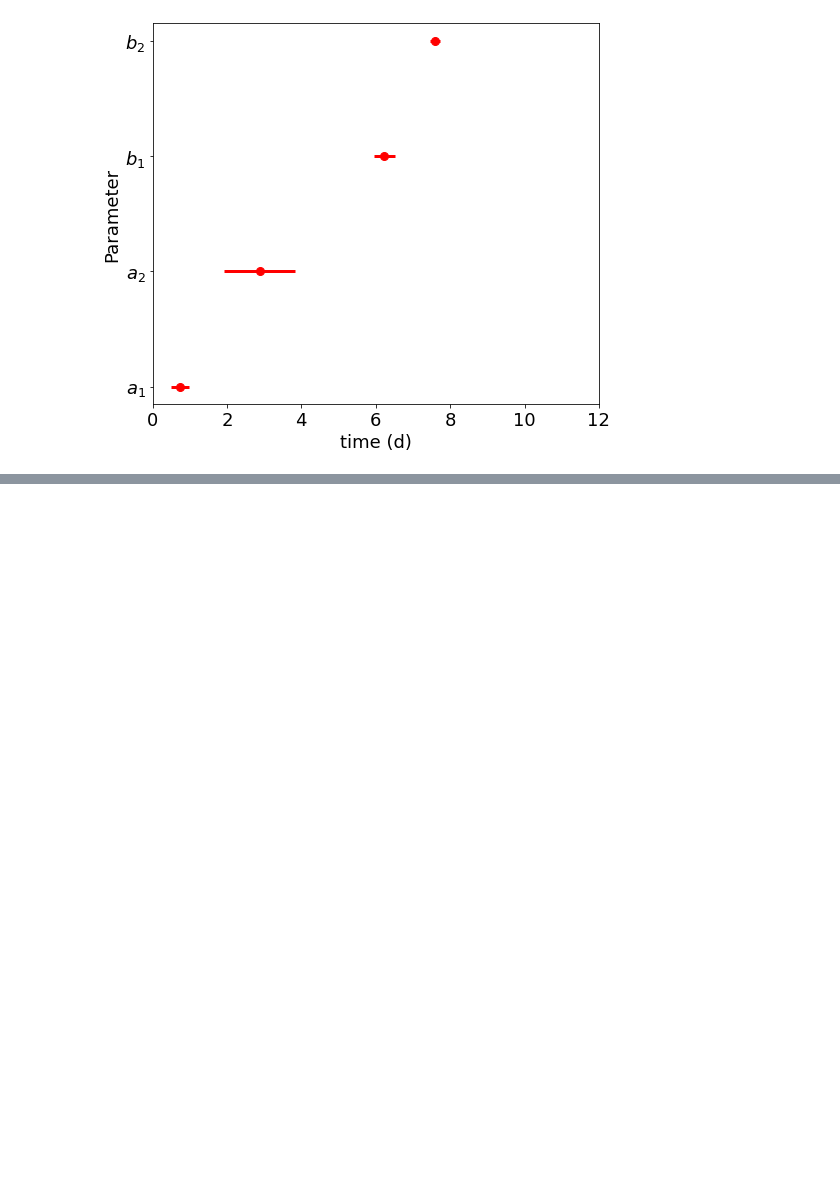
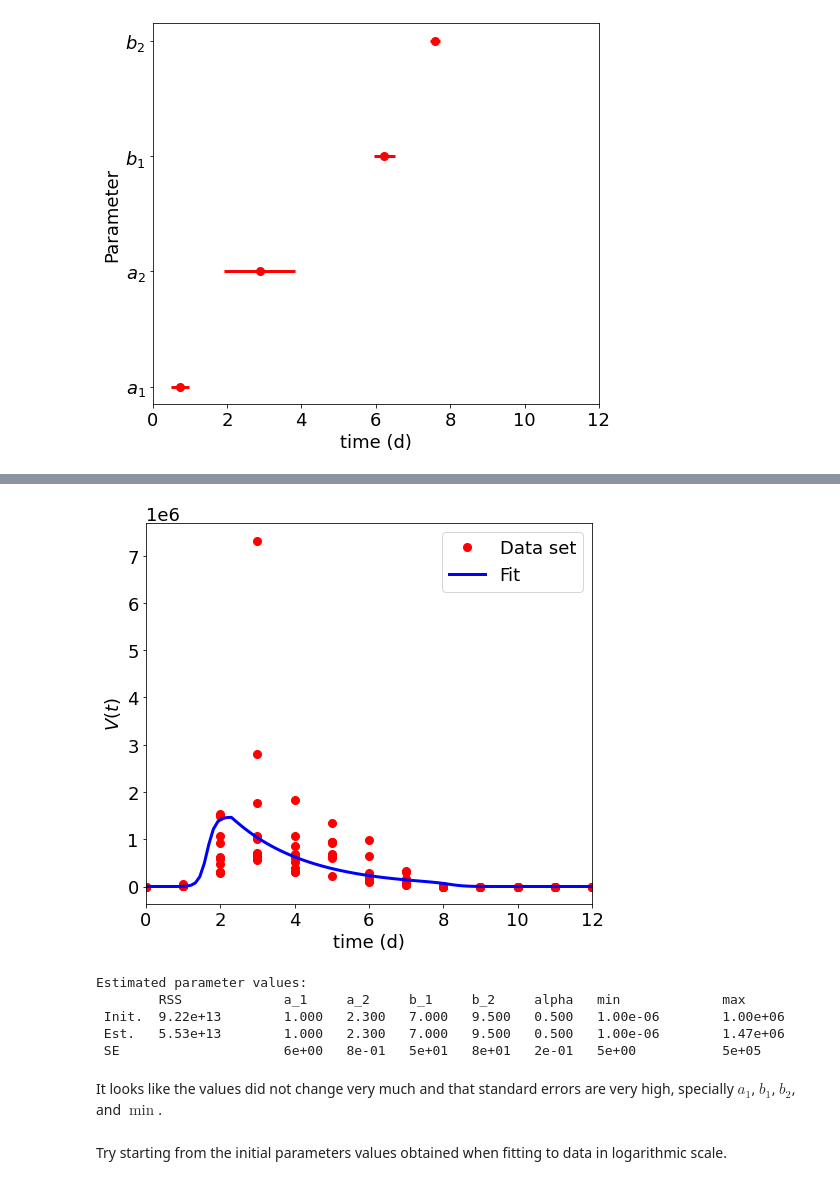
Before and after one commit to ccontrer/20-08Covid19Physiology, a Jupyter notebook: python/Application- Influenza Data.ipynb, the cells around one changed output, grey strips where cells are left out. Drawn from its saved outputs; the diff is of its cells as text; code cells hidden in the pictures; blank space fills up the shorter version.

Commit message:
fitting log vs power data + figs

```diff
--- a/python/Application- Influenza Data.ipynb
+++ b/python/Application- Influenza Data.ipynb
@@ -222,0 +226,4 @@ plt.show()
+# %%
+tdata_normal = np.reshape(np.repeat(tdata, len(data)), (1, -1), order='F')[0]
+vdata_normal = np.power(10, np.reshape(data, (1, -1), order='F')[0])
+vl_normal = VirusLoadFunction(tdata_normal, vdata_normal, scale='power')
@@ -222,0 +245,32 @@ plt.show()
+# %%
+# discretation and evaluation
+ttdata = np.linspace(np.min(tdata), np.max(tdata), num=100)
+vvdata = vl_normal.Predict(ttdata)
+# plotting
+plt.plot(tdata_normal, vdata_normal, 'ro', color='red', label='Data set')
+plt.plot(ttdata, vvdata, 'b-', label='Fit')
+plt.xlim((0., 12.))
+plt.xlabel('time (d)')
+plt.ylabel('$V(t)$')
+plt.legend()
+plt.show()
+# %% [output]
+[figure, added]
+# %%
+print('\nEstimated parameter values:')
+print('   \tRSS       \ta_1 \ta_2 \tb_1 \tb_2 \talpha \tmin \t \tmax')
+print(' Init.\t{:4.2e}\t{:2.3f} \t{:2.3f} \t{:2.3f} \t{:2.3f} \t{:2.3f} \t{:1.2e} \t{:1.2e} '.format(
+    sum(np.power(vl.Eval(tdata_normal, par0) - vdata_normal, 2)), *vl_normal.par0))
+print(' Est. \t{:4.2e}\t{:2.3f} \t{:2.3f} \t{:2.3f} \t{:2.3f} \t{:2.3f} \t{:1.2e} \t{:1.2e} '.format(
+    vl_normal.RSS, *vl_normal.par))
+print(' SE     \t     \t%1.0e \t%1.0e \t%1.0e \t%1.0e \t%1.0e \t%1.0e \t \t%1.0e' % tuple(vl_normal.par_se))
+# %% [output]
+Estimated parameter values:
+        RSS             a_1     a_2     b_1     b_2     alpha   min             max
+ Init.  9.22e+13        1.000   2.300   7.000   9.500   0.500   1.00e-06        1.00e+06
+ Est.   5.53e+13        1.000   2.300   7.000   9.500   0.500   1.00e-06        1.47e+06
+ SE                     6e+00   8e-01   5e+01   8e+01   2e-01   5e+00           5e+05
+# %% [markdown]
+It looks like the values did not change very much and that standard errors are very high, specially $a_1$, $b_1$, $b_2$, and $\min$.
+# %% [markdown]
+Try starting from the initial parameters values obtained when fitting to data in logarithmic scale.
```
Also changed, not shown: parts of 34 cells of this notebook, 8 other files.
